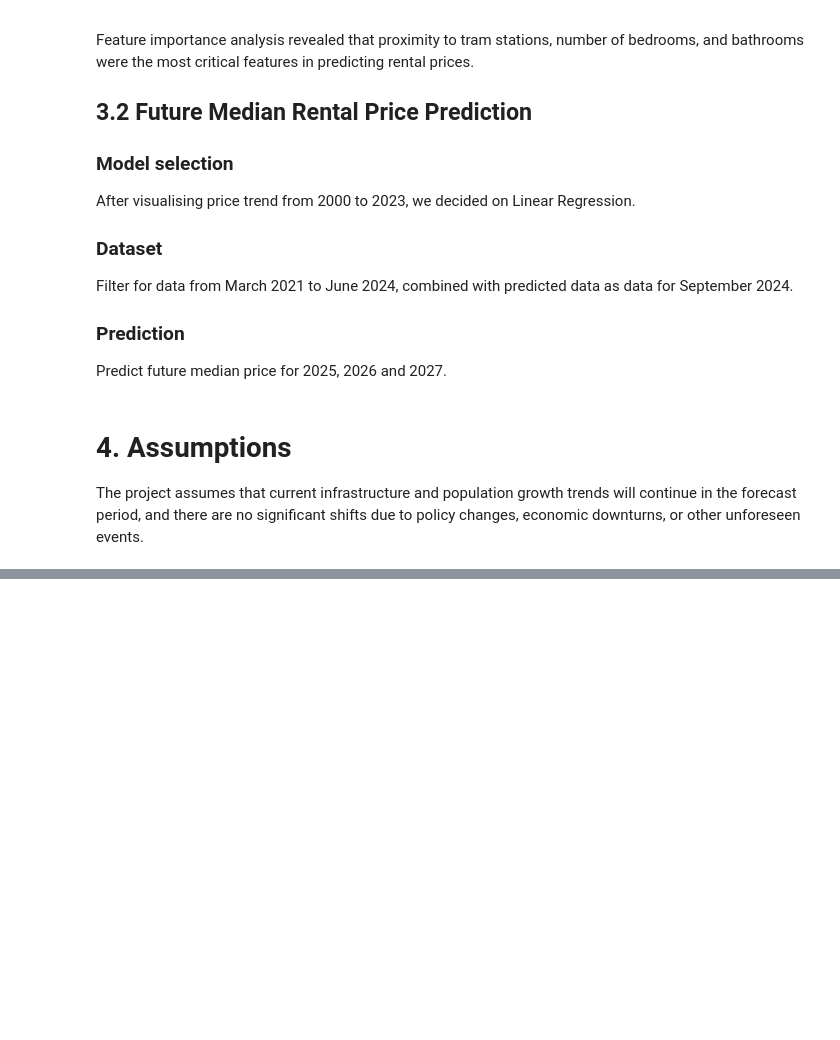
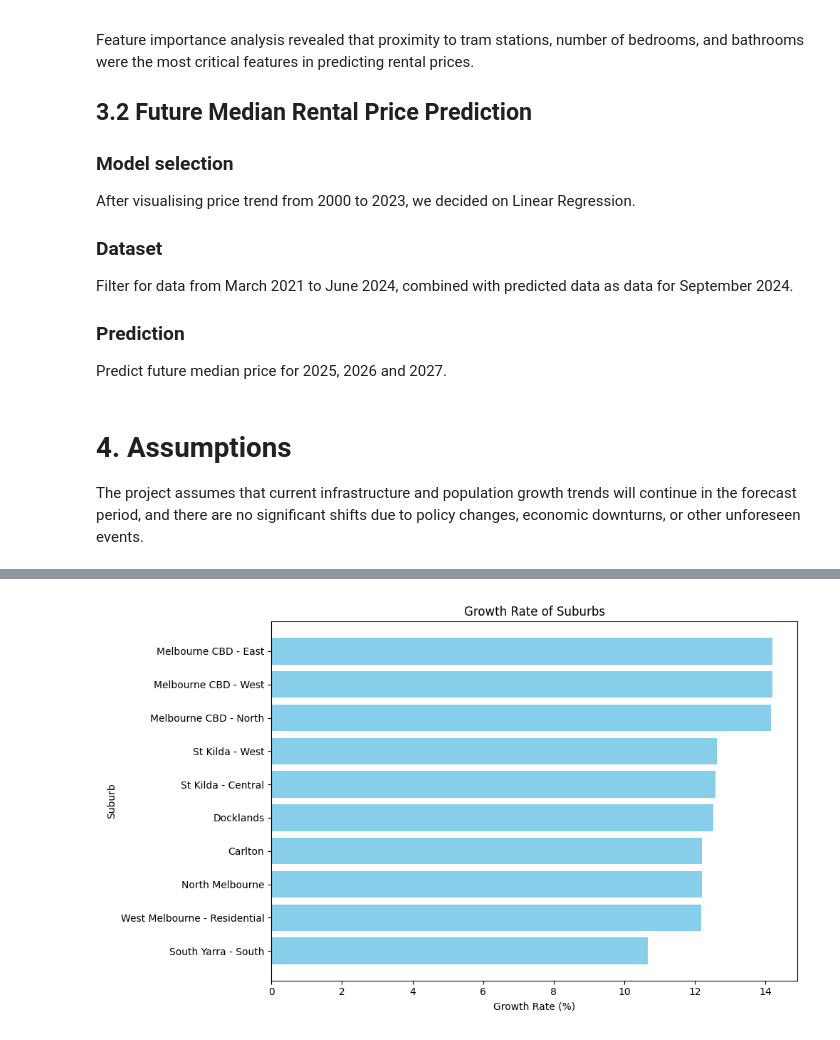
Before and after one commit to MAST30034-AppliedDataScience/project-2-group-real-estate-industry-project-20, a Jupyter notebook: notebooks/summary.ipynb, the cells around one changed output, grey strips where cells are left out. Saved outputs shown, nothing was run; the diff lists cells and outputs as text; code cells hidden in the pictures; blank space fills up the shorter version.

```diff
--- a/notebooks/summary.ipynb
+++ b/notebooks/summary.ipynb
@@ -72,0 +176,4 @@ Threshold of 50 properties per suburb make the dataset quite small and can be in
+# %%
+Image("../plots/summary/suburb_growth_rate.png")
+# %% [output]
+[figure, added]
```
Also changed, not shown: parts of 13 cells of this notebook.
